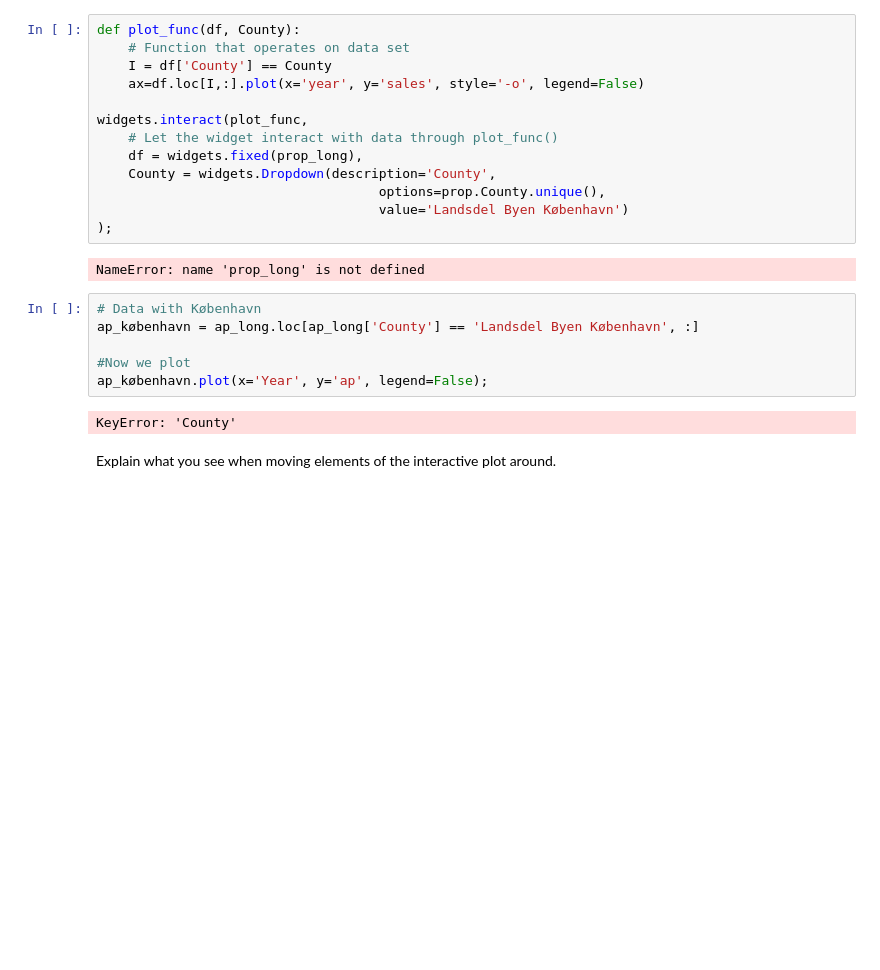
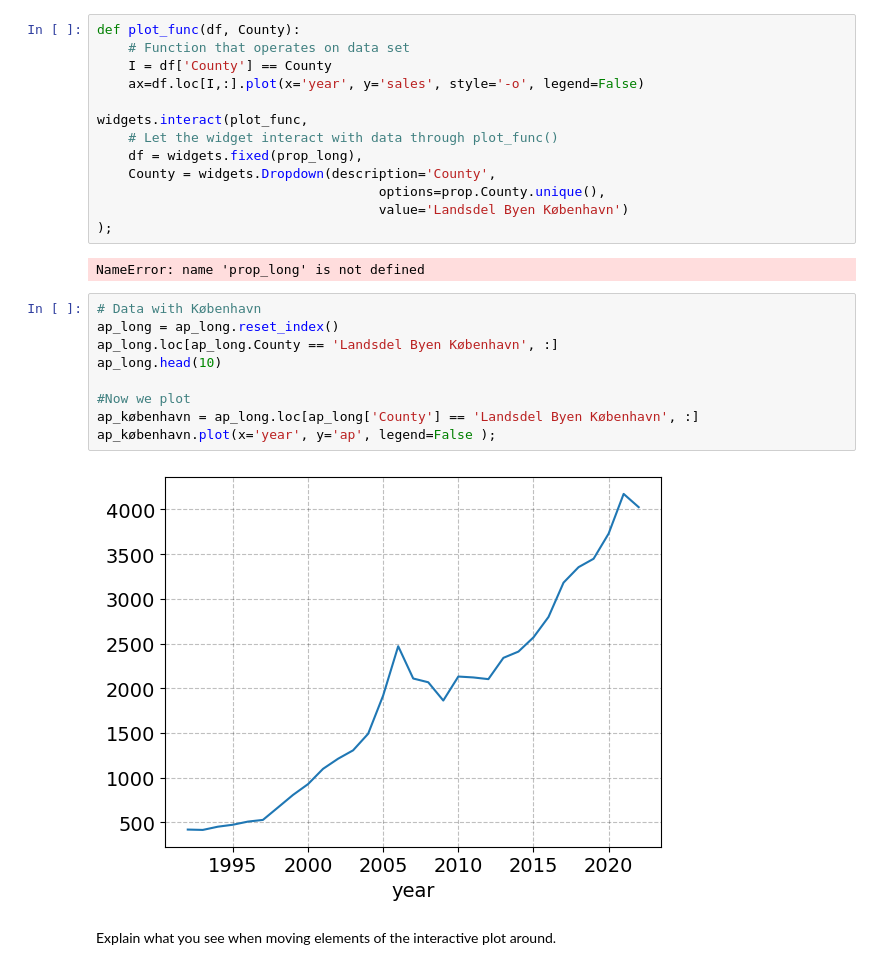
Before and after one commit to NumEconCopenhagen/projects-2023-jps, a Jupyter notebook: dataproject/dataproject.ipynb, the cells around one changed output. Saved outputs shown, nothing was run; the diff lists cells and outputs as text; blank space fills up the shorter version.

```diff
--- a/dataproject/dataproject.ipynb
+++ b/dataproject/dataproject.ipynb
@@ -296,12 +281,15 @@ widgets.interact(plot_func,
 NameError: name 'prop_long' is not defined
 # %%
 # Data with København
-ap_københavn = ap_long.loc[ap_long['County'] == 'Landsdel Byen København', :]
+ap_long = ap_long.reset_index()
+ap_long.loc[ap_long.County == 'Landsdel Byen København', :]
+ap_long.head(10)
 
 #Now we plot
-ap_københavn.plot(x='Year', y='ap', legend=False);
+ap_københavn = ap_long.loc[ap_long['County'] == 'Landsdel Byen København', :]
+ap_københavn.plot(x='year', y='ap', legend=False );
 # %% [output]
-KeyError: 'County'
+[figure, added]
 # %% [markdown]
 Explain what you see when moving elements of the interactive plot around.
 # %% [markdown]
```
Also changed, not shown: parts of 1 cell of this notebook.
